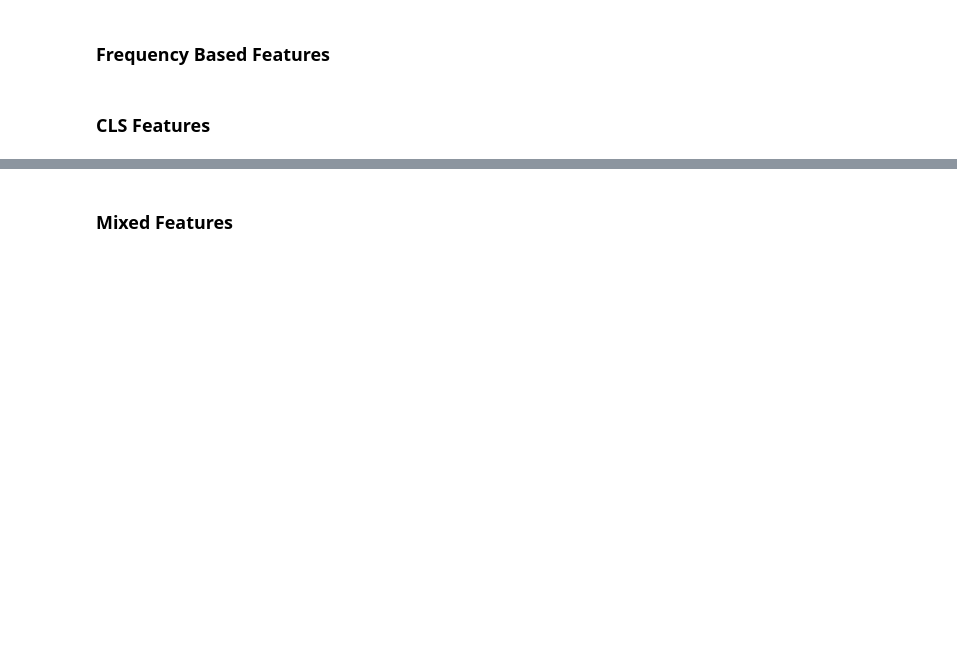
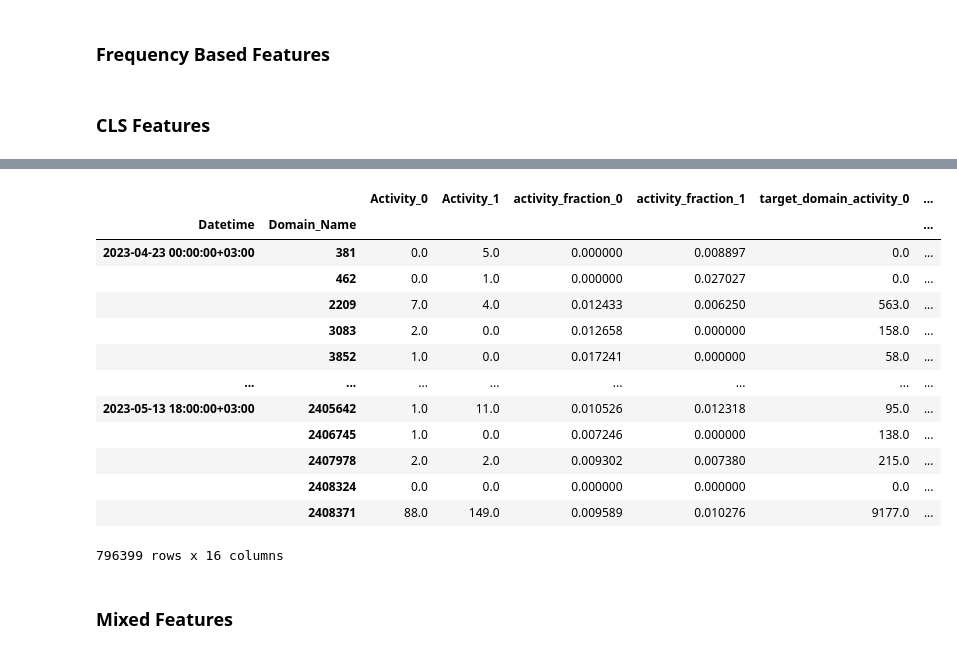
Before and after one commit to Tom-Touati/mafat-challenge, a Jupyter notebook: code/time_based_model.ipynb, the cells around one changed output, grey strips where cells are left out. Drawn from its saved outputs; the diff is of its cells as text; code cells hidden in the pictures; blank space fills up the shorter version.

```diff
--- a/code/time_based_model.ipynb
+++ b/code/time_based_model.ipynb
@@ -798,3 +922,28 @@ cls_proportion_scaler = z_normalize_by_all(cls_proportion,
+# %%
+domain_cls_activity_timeseries = get_domain_activity_timeseries(
+    train_cls, params["cls_activity_timeseries"],col="cls")
+
+user_cls_activity_timeseries = get_user_activity_timeseries(
+    cls_ts, params["user_col_activity_timeseries"],col="cls")
+
+cls_p_scores_df = get_user_domain_scores(domain_activity_timeseries,
+                                     user_activity_timeseries,col="cls")
+cls_p_scores_df -= 0.5
+# %% [output]
+|  |  | Activity_0 | Activity_1 | activity_fraction_0 | activity_fraction_1 | target_domain_activity_0 | ... |
+| Datetime | Domain_Name |  |  |  |  |  | ... |
+| 2023-04-23 00:00:00+03:00 | 381 | 0.0 | 5.0 | 0.000000 | 0.008897 | 0.0 | ... |
+|  | 462 | 0.0 | 1.0 | 0.000000 | 0.027027 | 0.0 | ... |
+|  | 2209 | 7.0 | 4.0 | 0.012433 | 0.006250 | 563.0 | ... |
+|  | 3083 | 2.0 | 0.0 | 0.012658 | 0.000000 | 158.0 | ... |
+|  | 3852 | 1.0 | 0.0 | 0.017241 | 0.000000 | 58.0 | ... |
+| ... | ... | ... | ... | ... | ... | ... | ... |
+| 2023-05-13 18:00:00+03:00 | 2405642 | 1.0 | 11.0 | 0.010526 | 0.012318 | 95.0 | ... |
+|  | 2406745 | 1.0 | 0.0 | 0.007246 | 0.000000 | 138.0 | ... |
+|  | 2407978 | 2.0 | 2.0 | 0.009302 | 0.007380 | 215.0 | ... |
+|  | 2408324 | 0.0 | 0.0 | 0.000000 | 0.000000 | 0.0 | ... |
+|  | 2408371 | 88.0 | 149.0 | 0.009589 | 0.010276 | 9177.0 | ... |
+796399 rows x 16 columns
 # %% [markdown]
 ### Mixed Features
 # %%
```
Also changed, not shown: parts of 25 cells of this notebook.
